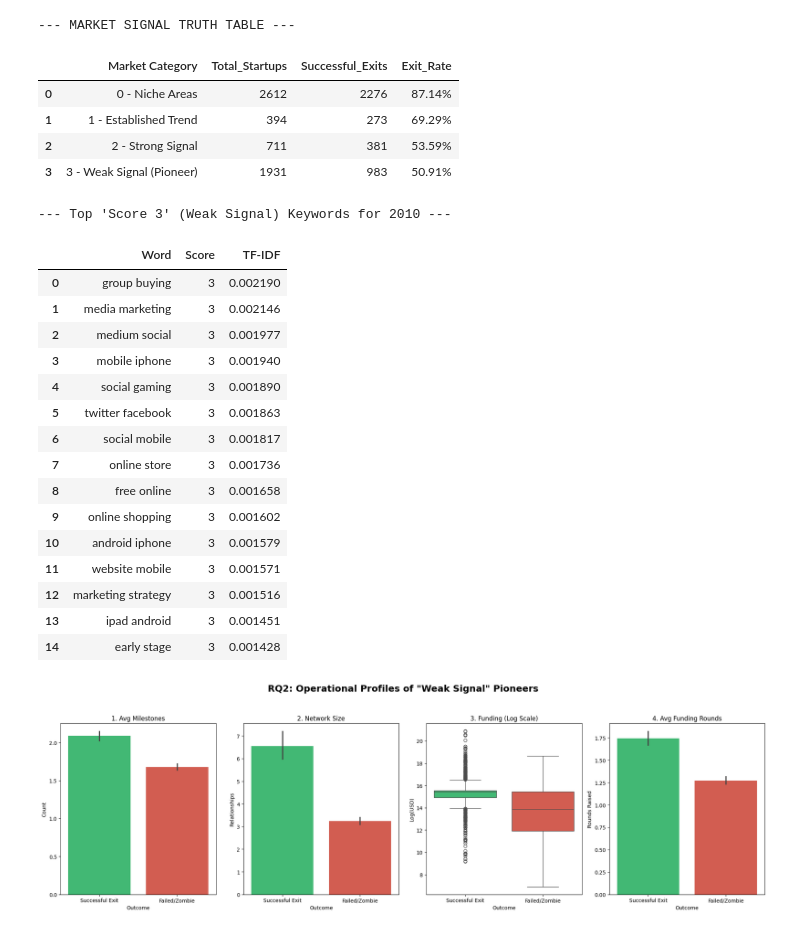
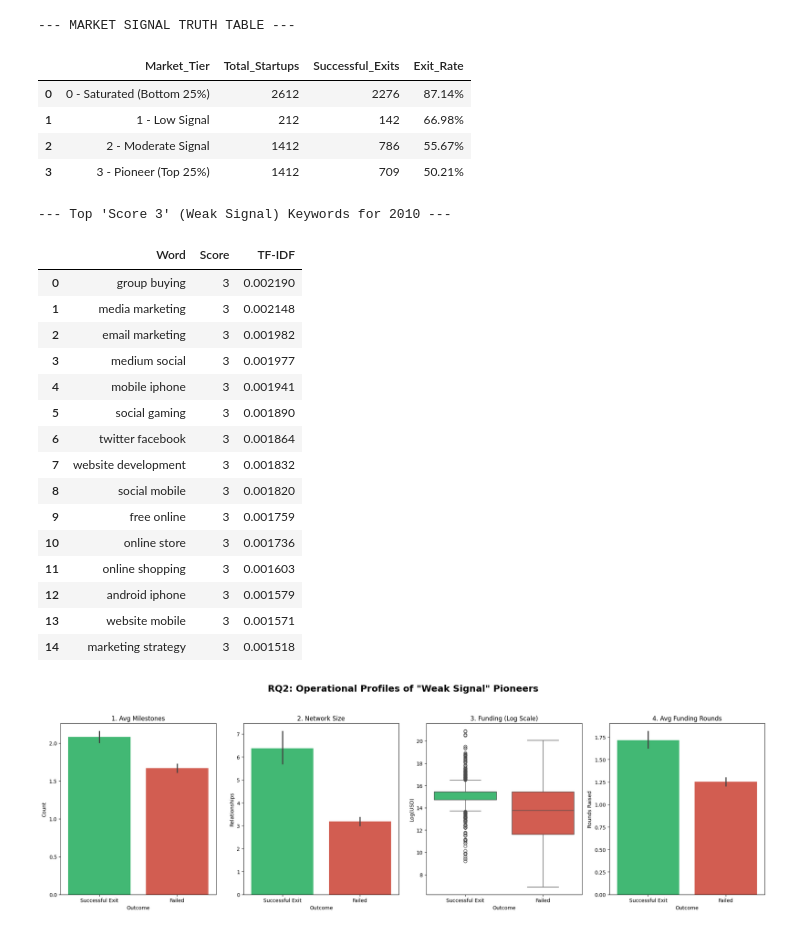
Before and after one commit to nehirlaviva/startup-success-prediction, a Jupyter notebook: pipeline.ipynb, the cells around one changed output. Cells and saved outputs as stored; diff of their text form; code cells hidden in the pictures.

```diff
--- a/pipeline.ipynb
+++ b/pipeline.ipynb
@@ -46,19 +46,28 @@ XGBOOST:
 ==================================================
 # %%
-# 4. TRUTH TABLE
-score_names = {0: '0 - Niche Areas', 1: '1 - Established Trend', 2: '2 - Strong Signal', 3: '3 - Weak Signal (Pioneer)'}
+# 4. TRUTH TABLE (Updated for Continuous Scores)
+print("\n--- MARKET SIGNAL TRUTH TABLE ---")
 
-truth_table = df_train.groupby('Market_Signal_Score').agg(
+# Create quartiles to bin the continuous scores into 4 tiers
+# Note: We use rank(pct=True) to handle duplicate 0.0 scores gracefully
+percentiles = df_train['Market_Signal_Score'].rank(pct=True)
+conditions = [
+    percentiles <= 0.25,
+    (percentiles > 0.25) & (percentiles <= 0.50),
+    (percentiles > 0.50) & (percentiles <= 0.75),
+    percentiles > 0.75
+]
+tier_labels = ['0 - Saturated (Bottom 25%)', '1 - Low Signal', '2 - Moderate Signal', '3 - Pioneer (Top 25%)']
+df_train['Market_Tier'] = np.select(conditions, tier_labels, default='Unknown')
+
+truth_table = df_train.groupby('Market_Tier').agg(
     Total_Startups=('Target', 'count'),
     Successful_Exits=('Target', 'sum'),
     Exit_Rate=('Target', 'mean')
 ).reset_index()
 
-truth_table['Market Category'] = truth_table['Market_Signal_Score'].map(score_names)
 truth_table['Exit_Rate'] = (truth_table['Exit_Rate'] * 100).round(2).astype(str) + '%'
-
-print("\n--- MARKET SIGNAL TRUTH TABLE ---")
-display(truth_table[['Market Category', 'Total_Startups', 'Successful_Exits', 'Exit_Rate']])
+display(truth_table)
 
 # 5. SCORE 3 KEYWORDS
 #analysis_year = df_full['batch_year'].max()
@@ -79,70 +88,73 @@ else:
     print("No Weak Signals detected for this year.")
 # %% [output]
 --- MARKET SIGNAL TRUTH TABLE ---
-|  | Market Category | Total_Startups | Successful_Exits | Exit_Rate |
-| 0 | 0 - Niche Areas | 2612 | 2276 | 87.14% |
-| 1 | 1 - Established Trend | 394 | 273 | 69.29% |
-| 2 | 2 - Strong Signal | 711 | 381 | 53.59% |
-| 3 | 3 - Weak Signal (Pioneer) | 1931 | 983 | 50.91% |
+|  | Market_Tier | Total_Startups | Successful_Exits | Exit_Rate |
+| 0 | 0 - Saturated (Bottom 25%) | 2612 | 2276 | 87.14% |
+| 1 | 1 - Low Signal | 212 | 142 | 66.98% |
+| 2 | 2 - Moderate Signal | 1412 | 786 | 55.67% |
+| 3 | 3 - Pioneer (Top 25%) | 1412 | 709 | 50.21% |
 --- Top 'Score 3' (Weak Signal) Keywords for 2010 ---
 |  | Word | Score | TF-IDF |
 | 0 | group buying | 3 | 0.002190 |
-| 1 | media marketing | 3 | 0.002146 |
-| 2 | medium social | 3 | 0.001977 |
-| 3 | mobile iphone | 3 | 0.001940 |
-| 4 | social gaming | 3 | 0.001890 |
-| 5 | twitter facebook | 3 | 0.001863 |
-| 6 | social mobile | 3 | 0.001817 |
-| 7 | online store | 3 | 0.001736 |
-| 8 | free online | 3 | 0.001658 |
-| 9 | online shopping | 3 | 0.001602 |
-| 10 | android iphone | 3 | 0.001579 |
-| 11 | website mobile | 3 | 0.001571 |
-| 12 | marketing strategy | 3 | 0.001516 |
-| 13 | ipad android | 3 | 0.001451 |
-| 14 | early stage | 3 | 0.001428 |
+| 1 | media marketing | 3 | 0.002148 |
+| 2 | email marketing | 3 | 0.001982 |
+| 3 | medium social | 3 | 0.001977 |
+| 4 | mobile iphone | 3 | 0.001941 |
+| 5 | social gaming | 3 | 0.001890 |
+| 6 | twitter facebook | 3 | 0.001864 |
+| 7 | website development | 3 | 0.001832 |
+| 8 | social mobile | 3 | 0.001820 |
+| 9 | free online | 3 | 0.001759 |
+| 10 | online store | 3 | 0.001736 |
+| 11 | online shopping | 3 | 0.001603 |
+| 12 | android iphone | 3 | 0.001579 |
+| 13 | website mobile | 3 | 0.001571 |
+| 14 | marketing strategy | 3 | 0.001518 |
 # %%
 import matplotlib.pyplot as plt
 import seaborn as sns
 import numpy as np
 
-# Isolate ONLY the pioneers (Market Score = 3)
-df_weak = df_train[df_train['Market_Signal_Score'] == 3].copy()
-df_weak['Outcome'] = df_weak['Target'].map({1: 'Successful Exit', 0: 'Failed/Zombie'})
+# Isolate ONLY the pioneers (Top 25% of Market Signal Scores)
+pioneer_threshold = df_train['Market_Signal_Score'].quantile(0.75)
+df_weak = df_train[df_train['Market_Signal_Score'] > pioneer_threshold].copy()
+
+# ---> THIS IS THE MISSING LINE <---
+df_weak['Outcome'] = df_weak['Target'].map({1: 'Successful Exit', 0: 'Failed'})
 
 # Log transform funding
 df_weak['log_funding'] = np.log1p(df_weak['funding_total_usd'])
 
-#  1x4 grid
+# 1x4 grid
 fig, axes = plt.subplots(1, 4, figsize=(20, 6))
 fig.suptitle('RQ2: Operational Profiles of "Weak Signal" Pioneers', fontsize=18, fontweight='bold', y=1.05)
 
-custom_palette = {'Failed/Zombie': '#e74c3c', 'Successful Exit': '#2ecc71'}
+custom_palette = {'Failed': '#e74c3c', 'Successful Exit': '#2ecc71'}
 
 # 1. Milestones
 sns.barplot(data=df_weak, x='Outcome', y='milestones', ax=axes[0], palette=custom_palette)
 axes[0].set_title('1. Avg Milestones')
 axes[0].set_ylabel('Count')
 
 # 2. Relationships
 sns.barplot(data=df_weak, x='Outcome', y='relationships', ax=axes[1], palette=custom_palette)
 axes[1].set_title('2. Network Size')
 axes[1].set_ylabel('Relationships')
 
 # 3. Total Funding
 sns.boxplot(data=df_weak, x='Outcome', y='log_funding', ax=axes[2], palette=custom_palette)
 axes[2].set_title('3. Funding (Log Scale)')
 axes[2].set_ylabel('Log(USD)')
 
 # 4. Funding Rounds
 sns.barplot(data=df_weak, x='Outcome', y='funding_rounds', ax=axes[3], palette=custom_palette)
 axes[3].set_title('4. Avg Funding Rounds')
 axes[3].set_ylabel('Rounds Raised')
 
 plt.tight_layout()
 plt.show()
 # %% [output]
-[figure, old version]
+[figure, new version]
 # %%
 # RQ3: How do the drivers of success change depending on market timing?
 
```
Also changed, not shown: parts of 3 cells of this notebook, 14 other files.
